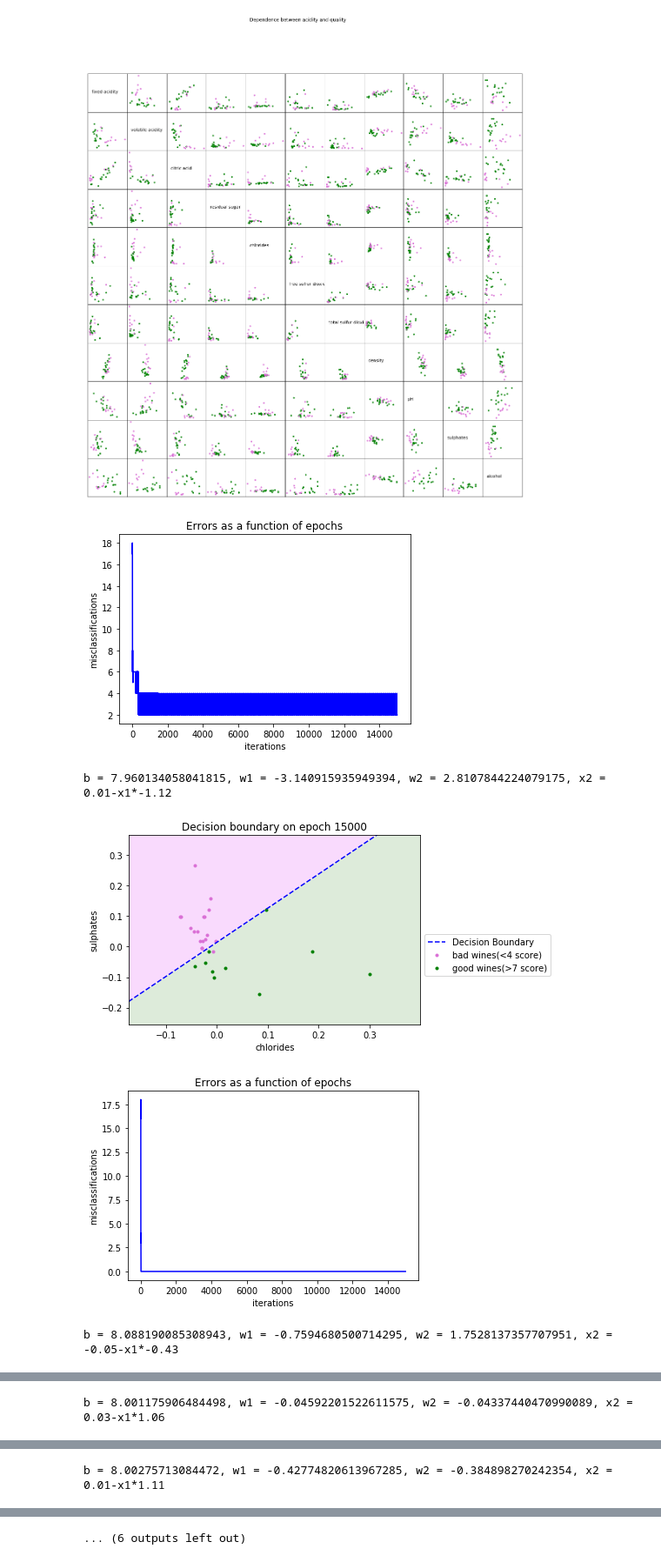
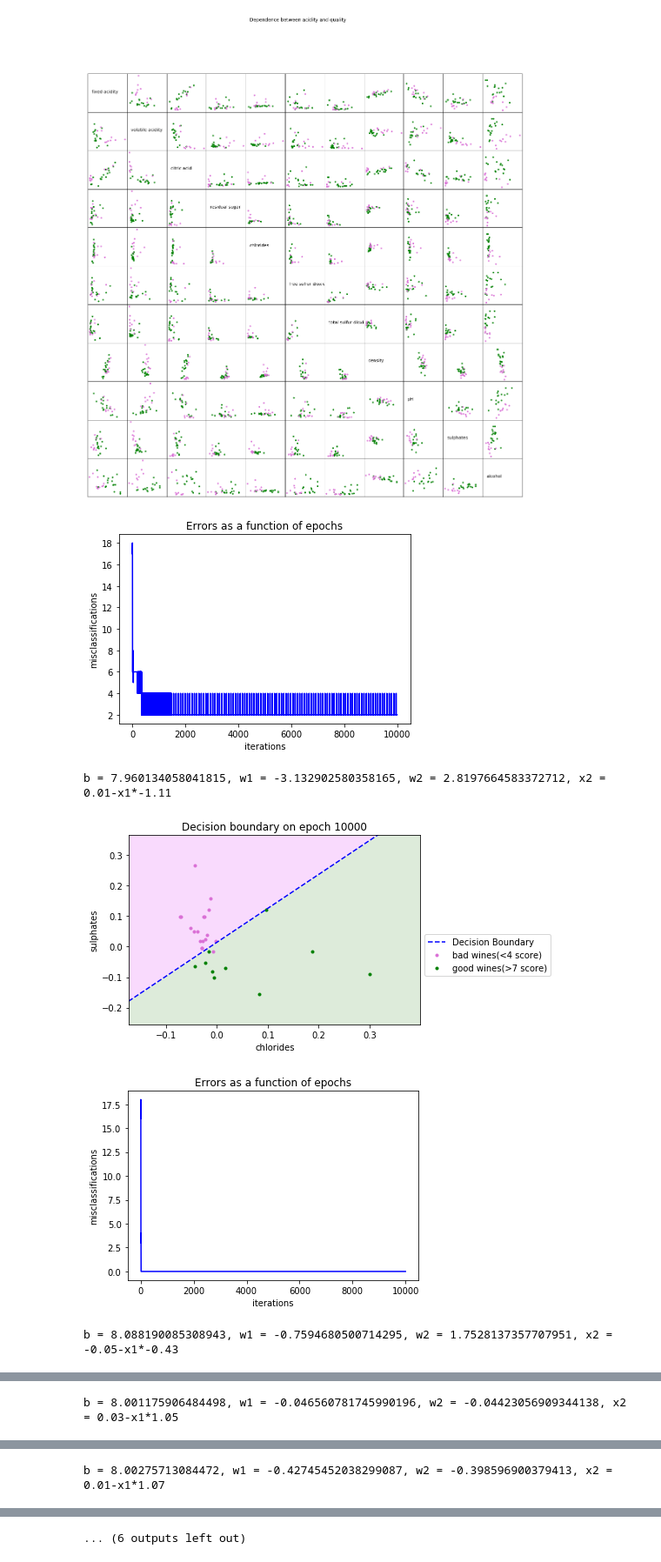
Before and after one commit to tsergien/sommelier, a Jupyter notebook: perceptron.ipynb, the cells around one changed output, grey strips where cells are left out. Shown at 87% size. Cells and saved outputs as stored; diff of their text form; code cells hidden in the pictures.

```diff
--- a/perceptron.ipynb
+++ b/perceptron.ipynb
@@ -172,41 +172,41 @@ def plot_performance(performance, wine_data, good_thresh, bad_thresh, factors: l
 
 
     plt.fill_between(f1, f2, 100, facecolor=left_color)
     plt.fill_between(f1, f2, -100, facecolor=right_color)
     plt.scatter(xg, yg, marker='.', c='orchid', label=f'bad wines(<{bad_thresh+1} score)')
     plt.scatter(xb, yb, marker='.', c='green', label=f'good wines(>{good_thresh-1} score)')
     plt.title(f'Decision boundary on epoch {epoch}')
     plt.xlabel(factors[0])
     plt.ylabel(factors[1])
     plt.legend(loc='upper left', bbox_to_anchor=(1, 0.5))
     return
 
 def prepare_data_and_train(wine_data: pd.DataFrame, learning_rate, \
                            factors: list, wines_threshs: list, epochs: int):
     perceptron = Perceptron(wines_threshs[1], learning_rate, epochs)
     part = wine_data[wine_data.quality.isin(wines_threshs)]
     part.index = range(len(part))
     x = part[factors].values
     d = (part['quality'] >= wines_threshs[1]).astype(int)
     perceptron.train(x, d)
     plot_performance(perceptron.res, part, wines_threshs[1], wines_threshs[0], factors, perceptron.current_epoch)
     return
 
 
-prepare_data_and_train(red_df, 0.1, ['chlorides', 'sulphates'], [3, 8], 15000)
-prepare_data_and_train(red_df, 0.1, ['volatile acidity', 'alcohol'], [3, 8], 15000)
-prepare_data_and_train(red_df, 0.01, ['density', 'volatile acidity'], [3, 8], 15000)
-prepare_data_and_train(red_df, 0.1, ['density', 'volatile acidity'], [3, 8], 15000)
+prepare_data_and_train(red_df, 0.1, ['chlorides', 'sulphates'], [3, 8], 10000)
+prepare_data_and_train(red_df, 0.1, ['volatile acidity', 'alcohol'], [3, 8], 10000)
+prepare_data_and_train(red_df, 0.01, ['density', 'volatile acidity'], [3, 8], 10000)
+prepare_data_and_train(red_df, 0.1, ['density', 'volatile acidity'], [3, 8], 10000)
 prepare_data_and_train(red_df, 0.1, ['pH', 'alcohol'], [3, 8], 0)
-prepare_data_and_train(red_df, 0.1, ['pH', 'alcohol'], [3, 8], 15000)
+prepare_data_and_train(red_df, 0.1, ['pH', 'alcohol'], [3, 8], 10000)
 
 
 
 # V.2 end
 # %% [output]
-[figure, old version]
+[figure, new version]
-b = 7.960134058041815, w1 = -3.140915935949394, w2 = 2.8107844224079175, x2 = 0.01-x1*-1.12
+b = 7.960134058041815, w1 = -3.132902580358165, w2 = 2.8197664583372712, x2 = 0.01-x1*-1.11
 [figure]
-[figure, old version]
+[figure, new version]
 b = 8.088190085308943, w1 = -0.7594680500714295, w2 = 1.7528137357707951, x2 = -0.05-x1*-0.43
 [figure]
@@ -214,2 +214,2 @@ b = 8.088190085308943, w1 = -0.7594680500714295, w2 = 1.7528137357707951, x2 = -
-b = 8.001175906484498, w1 = -0.04592201522611575, w2 = -0.04337440470990089, x2 = 0.03-x1*1.06
+b = 8.001175906484498, w1 = -0.046560781745990196, w2 = -0.04423056909344138, x2 = 0.03-x1*1.05
 [figure]
@@ -217 +217 @@ b = 8.001175906484498, w1 = -0.04592201522611575, w2 = -0.04337440470990089, x2
-b = 8.00275713084472, w1 = -0.42774820613967285, w2 = -0.384898270242354, x2 = 0.01-x1*1.11
+b = 8.00275713084472, w1 = -0.42745452038299087, w2 = -0.398596900379413, x2 = 0.01-x1*1.07
```
Also changed, not shown: parts of 3 cells of this notebook.
